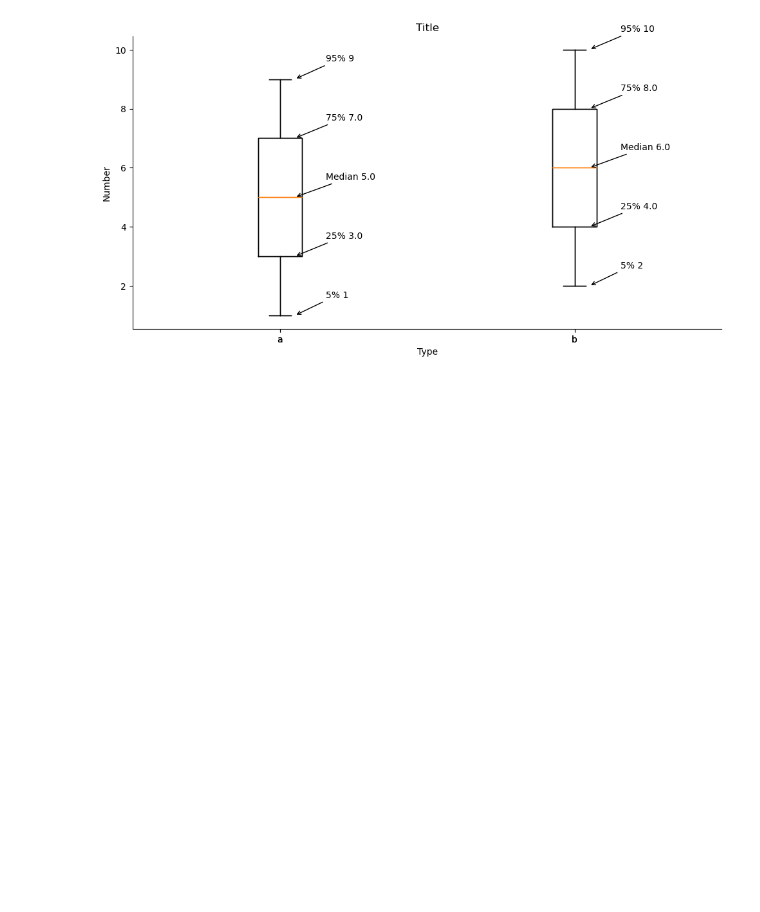
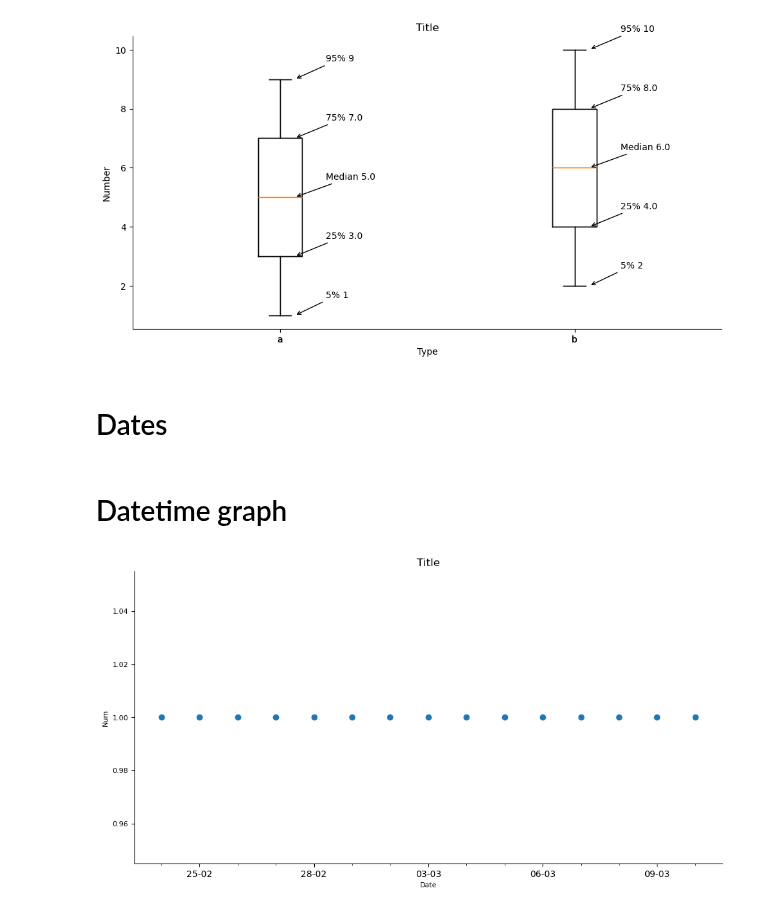
Before and after one commit to kcj-coding/Python-coding, a Jupyter notebook: df_and_graphs.ipynb, the cells around one changed output. Saved outputs shown, nothing was run; the diff lists cells and outputs as text; code cells hidden in the pictures; blank space fills up the shorter version.

```diff
--- a/df_and_graphs.ipynb
+++ b/df_and_graphs.ipynb
@@ -442,3 +444,5 @@ plt.show()
 0                    7.0            9.0
 1                    8.0           10.0
 [figure]
+# %% [markdown]
+# Dates
@@ -444,0 +484,29 @@ plt.show()
+# %% [markdown]
+# Datetime graph
+# %%
+# datetime graphs
+dater['num'] = 1
+
+# graph of dates with 3 days separation
+fig, ax = plt.subplots()
+
+ax.scatter(dater['date'],dater['num'])
+ax.xaxis.set_major_formatter(mdates.DateFormatter('%d-%m'))
+ax.xaxis.set_minor_locator(mdates.DayLocator(interval=1))
+ax.xaxis.set_major_locator(mdates.DayLocator(interval=3))
+# mdates can also have day, month, year etc.
+# Customise some display properties
+ax.set_ylabel('Num',size=8)
+ax.set_xlabel('Date',size=8)
+ax.set_title('Title')
+#ax.legend(loc='upper left',fontsize=8)
+#ax.legend(*[*zip(*{l:h for h,l in zip(*ax.get_legend_handles_labels())}.items())][::-1])
+ax.tick_params(axis='y',labelsize=8)
+ax.spines['top'].set_visible(False)
+ax.spines['right'].set_visible(False)
+
+#set size of graph
+cmsize=1/2.54
+fig.set_size_inches(30*cmsize, 15*cmsize)
+# %% [output]
+[figure, added]
```
Also changed, not shown: parts of 3 cells of this notebook.
